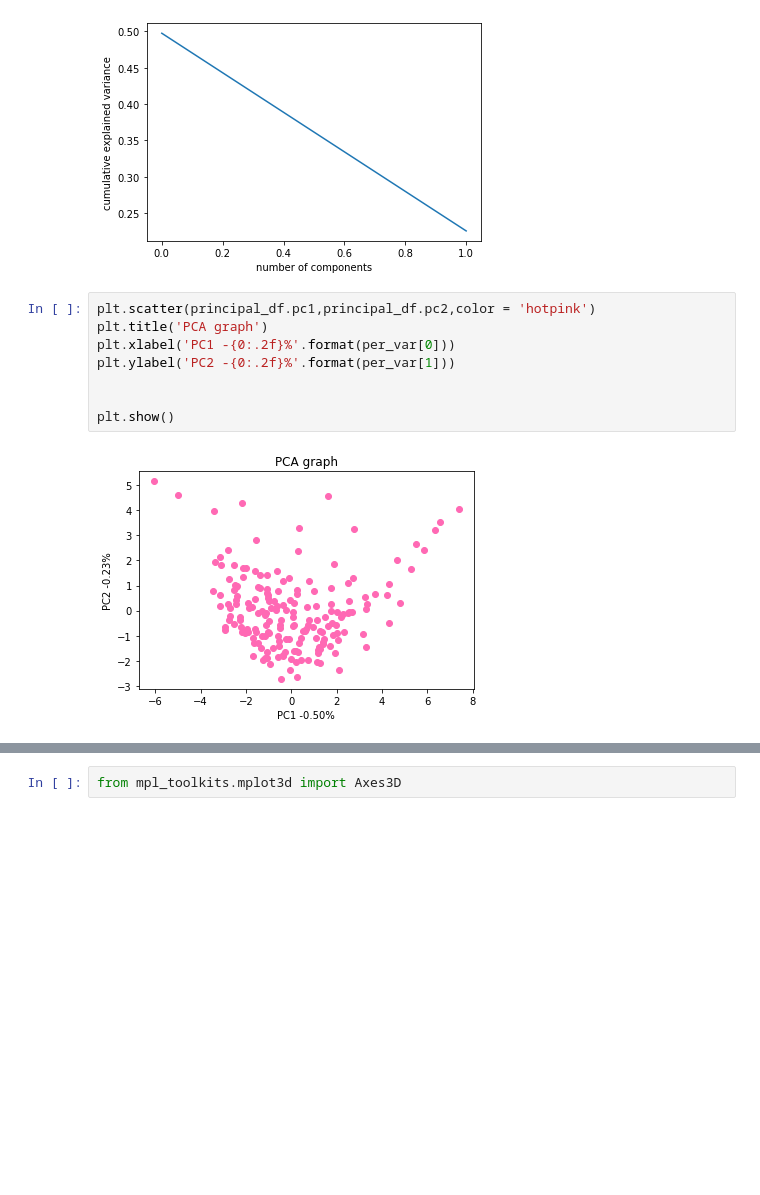
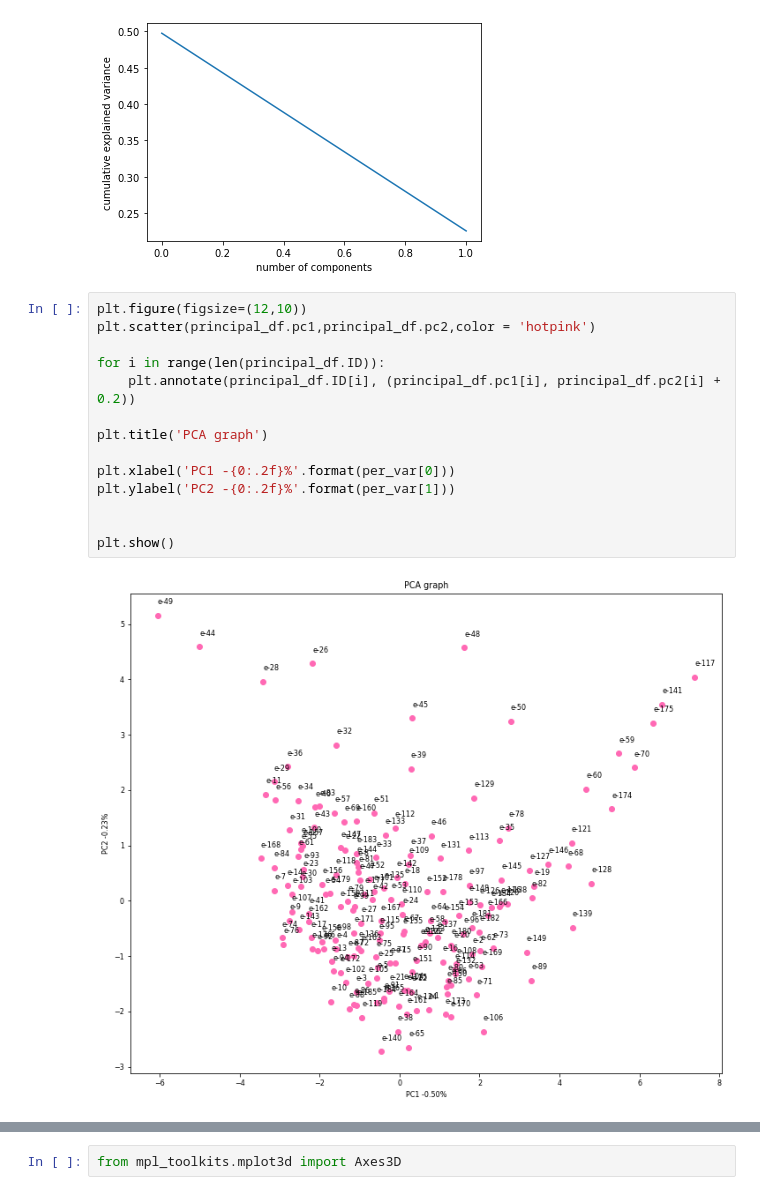
Before and after one commit to Aayush360/PCA, a Jupyter notebook: pca_new_notebook.ipynb, the cells around one changed output, grey strips where cells are left out. Saved outputs shown, nothing was run; the diff lists cells and outputs as text; blank space fills up the shorter version.

```diff
--- a/pca_new_notebook.ipynb
+++ b/pca_new_notebook.ipynb
@@ -182,13 +182,19 @@ plt.show()
 # %% [output]
 [figure]
 # %%
+plt.figure(figsize=(12,10))
 plt.scatter(principal_df.pc1,principal_df.pc2,color = 'hotpink')
+
+for i in range(len(principal_df.ID)):
+    plt.annotate(principal_df.ID[i], (principal_df.pc1[i], principal_df.pc2[i] + 0.2))
+
 plt.title('PCA graph')
+
 plt.xlabel('PC1 -{0:.2f}%'.format(per_var[0]))
 plt.ylabel('PC2 -{0:.2f}%'.format(per_var[1]))
 
 
 plt.show()
 # %% [output]
-[figure, old version]
+[figure, new version]
 # %%
```
Also changed, not shown: parts of 4 cells of this notebook, 3 other files.
